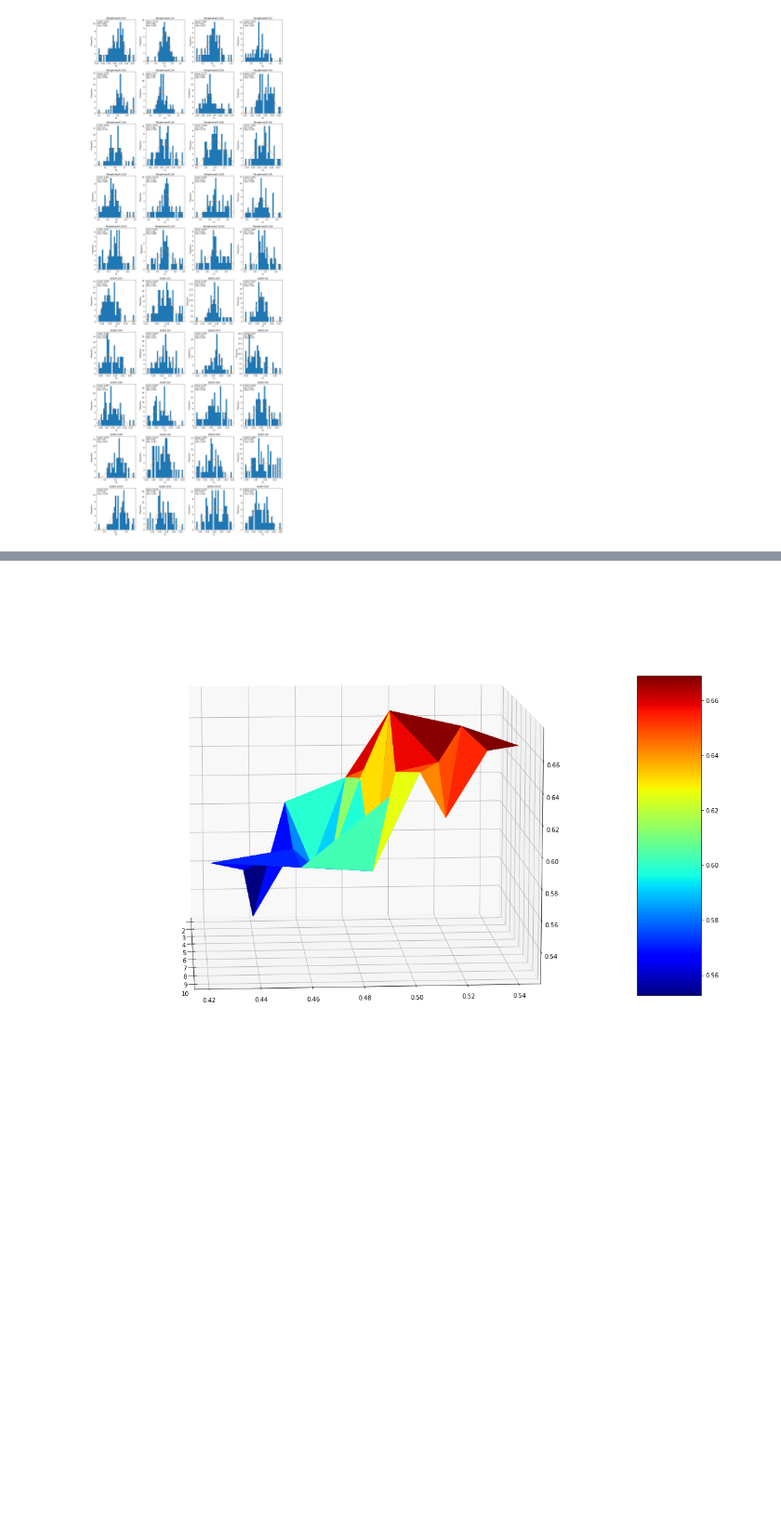
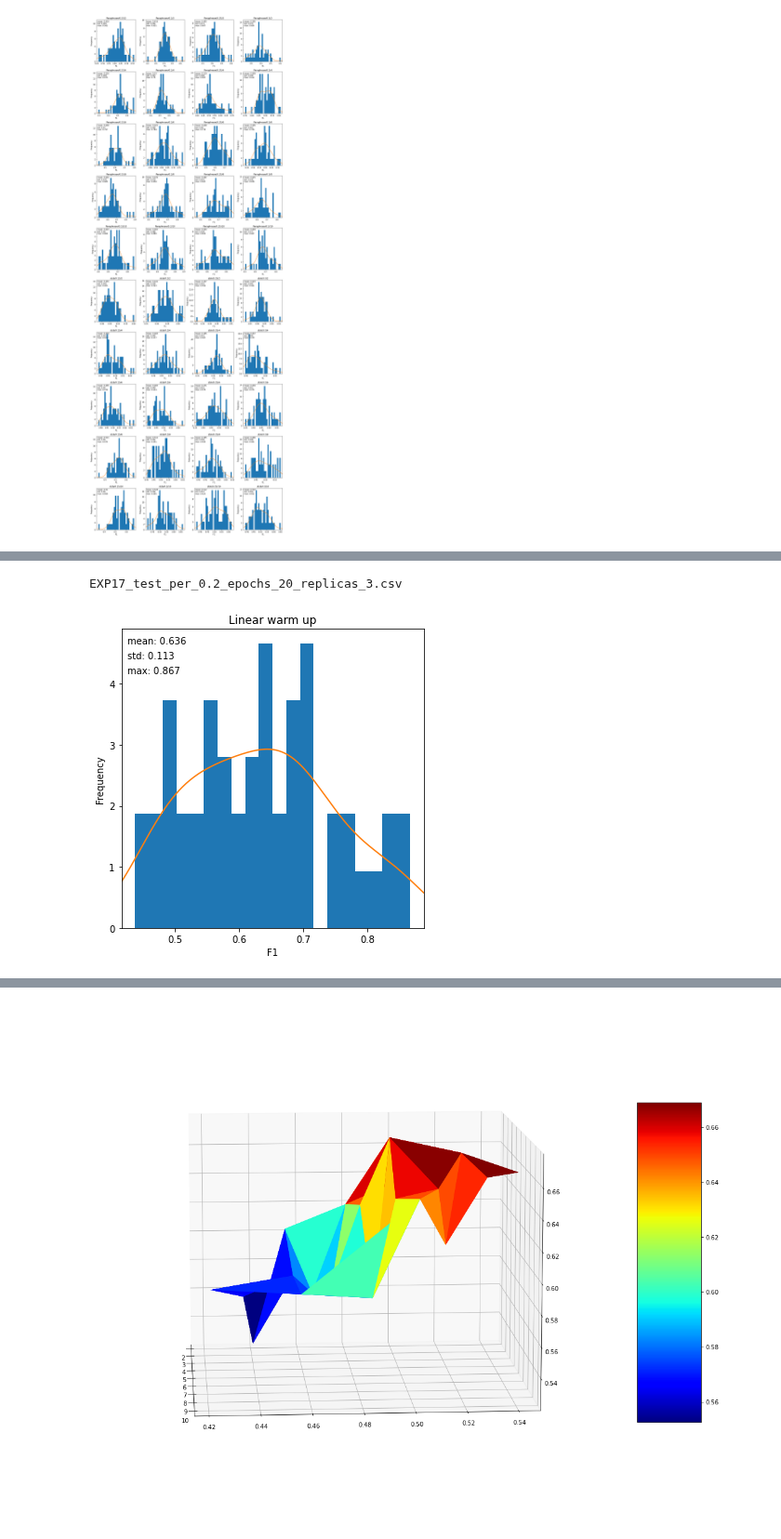
Before and after one commit to wri-dssg-omdena/policy-data-analyzer, a Jupyter notebook: tasks/fine_tuning_sbert/notebooks/Model stochasticity evaluation.ipynb, the cells around one changed output, grey strips where cells are left out. Shown at 93% size. Cells and saved outputs as stored; diff of their text form; code cells hidden in the pictures; blank space fills up the shorter version.

```diff
--- a/tasks/fine_tuning_sbert/notebooks/Model stochasticity evaluation.ipynb
+++ b/tasks/fine_tuning_sbert/notebooks/Model stochasticity evaluation.ipynb
@@ -135,0 +188,21 @@ paraphrase_list
+# %%
+path = "../input/Linear_warmup"
+files = list_files_from_dir(path)
+
+final_list = []
+
+for file in files:
+    print(file)
+    with open(path + "/" + file) as f:
+        csv_reader = csv.reader(f)
+        for row in csv_reader:
+            final_list.append(float(row[1]))
+# %% [output]
+EXP17_test_per_0.2_epochs_20_replicas_3.csv
+# %%
+array = np.array(final_list)
+f = plt.figure(figsize=(5, 5))
+plot_array(array, "Linear warm up")
+f.savefig("../output/linear_warm_up.pdf", bbox_inches='tight')
+# %% [output]
+[figure, added]
```
Also changed, not shown: parts of 20 cells of this notebook, 16 other files.
